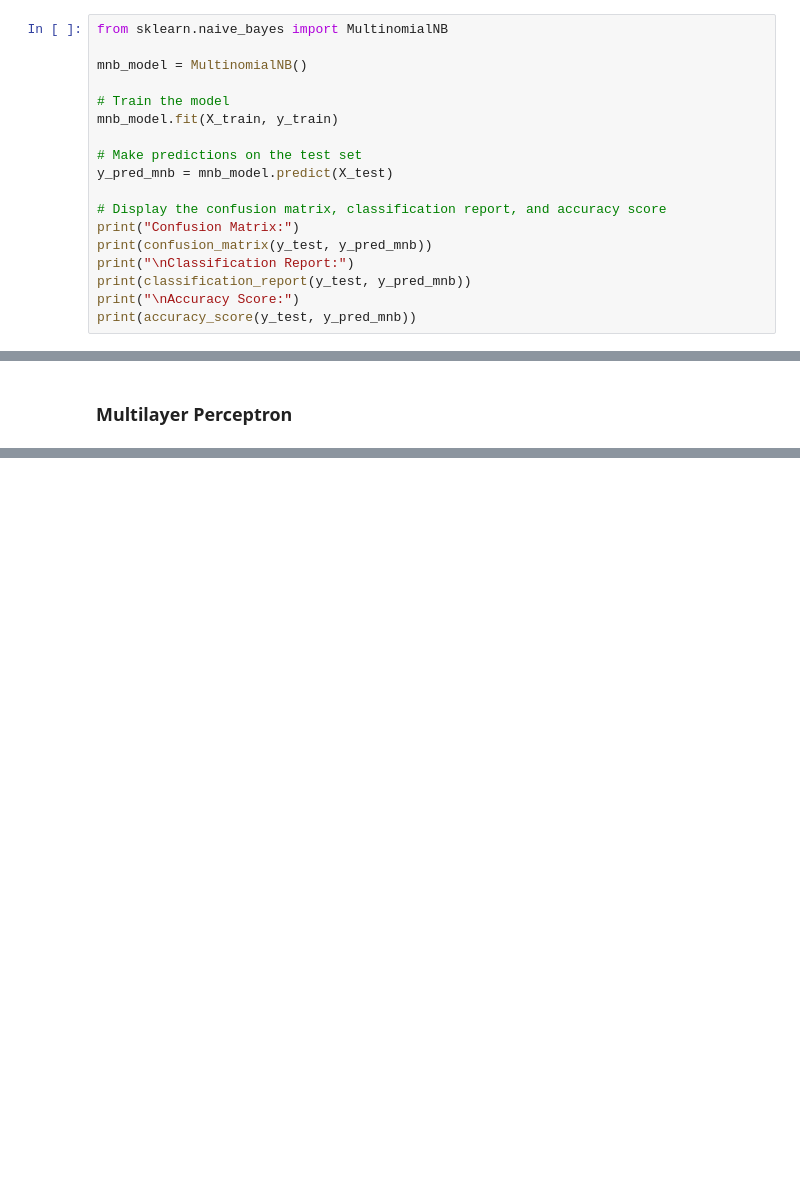
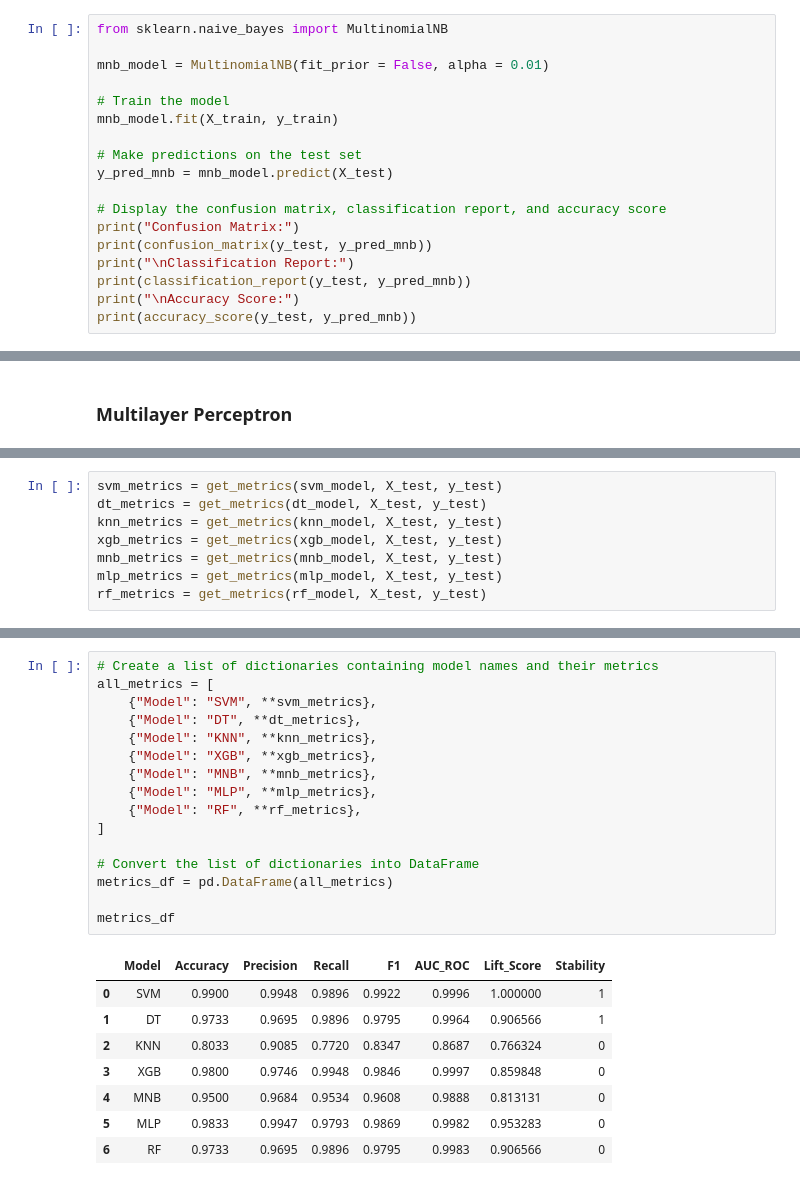
Before and after one commit to MSWinds/dm-group1-project, a Jupyter notebook: Final_Project.ipynb, the cells around one changed output, grey strips where cells are left out. Saved outputs shown, nothing was run; the diff lists cells and outputs as text; blank space fills up the shorter version.

Commit message:
add performance table

```diff
--- a/Final_Project.ipynb
+++ b/Final_Project.ipynb
@@ -1583,7 +1588,7 @@ Accuracy Score:
 # %%
 from sklearn.naive_bayes import MultinomialNB
 
-mnb_model = MultinomialNB()
+mnb_model = MultinomialNB(fit_prior = False, alpha = 0.01)
 
 # Train the model
 mnb_model.fit(X_train, y_train)
@@ -1718,0 +1802,8 @@ Accuracy Score:
+# %%
+svm_metrics = get_metrics(svm_model, X_test, y_test)
+dt_metrics = get_metrics(dt_model, X_test, y_test)
+knn_metrics = get_metrics(knn_model, X_test, y_test)
+xgb_metrics = get_metrics(xgb_model, X_test, y_test)
+mnb_metrics = get_metrics(mnb_model, X_test, y_test)
+mlp_metrics = get_metrics(mlp_model, X_test, y_test)
+rf_metrics = get_metrics(rf_model, X_test, y_test)
@@ -1718,0 +1812,25 @@ Accuracy Score:
+# %%
+# Create a list of dictionaries containing model names and their metrics
+all_metrics = [
+    {"Model": "SVM", **svm_metrics},
+    {"Model": "DT", **dt_metrics},
+    {"Model": "KNN", **knn_metrics},
+    {"Model": "XGB", **xgb_metrics},
+    {"Model": "MNB", **mnb_metrics},
+    {"Model": "MLP", **mlp_metrics},
+    {"Model": "RF", **rf_metrics},
+]
+
+# Convert the list of dictionaries into DataFrame
+metrics_df = pd.DataFrame(all_metrics)
+
+metrics_df
+# %% [output]
+|  | Model | Accuracy | Precision | Recall | F1 | AUC_ROC | Lift_Score | Stability |
+| 0 | SVM | 0.9900 | 0.9948 | 0.9896 | 0.9922 | 0.9996 | 1.000000 | 1 |
+| 1 | DT | 0.9733 | 0.9695 | 0.9896 | 0.9795 | 0.9964 | 0.906566 | 1 |
+| 2 | KNN | 0.8033 | 0.9085 | 0.7720 | 0.8347 | 0.8687 | 0.766324 | 0 |
+| 3 | XGB | 0.9800 | 0.9746 | 0.9948 | 0.9846 | 0.9997 | 0.859848 | 0 |
+| 4 | MNB | 0.9500 | 0.9684 | 0.9534 | 0.9608 | 0.9888 | 0.813131 | 0 |
+| 5 | MLP | 0.9833 | 0.9947 | 0.9793 | 0.9869 | 0.9982 | 0.953283 | 0 |
+| 6 | RF | 0.9733 | 0.9695 | 0.9896 | 0.9795 | 0.9983 | 0.906566 | 0 |
```
Also changed, not shown: parts of 13 cells of this notebook.
